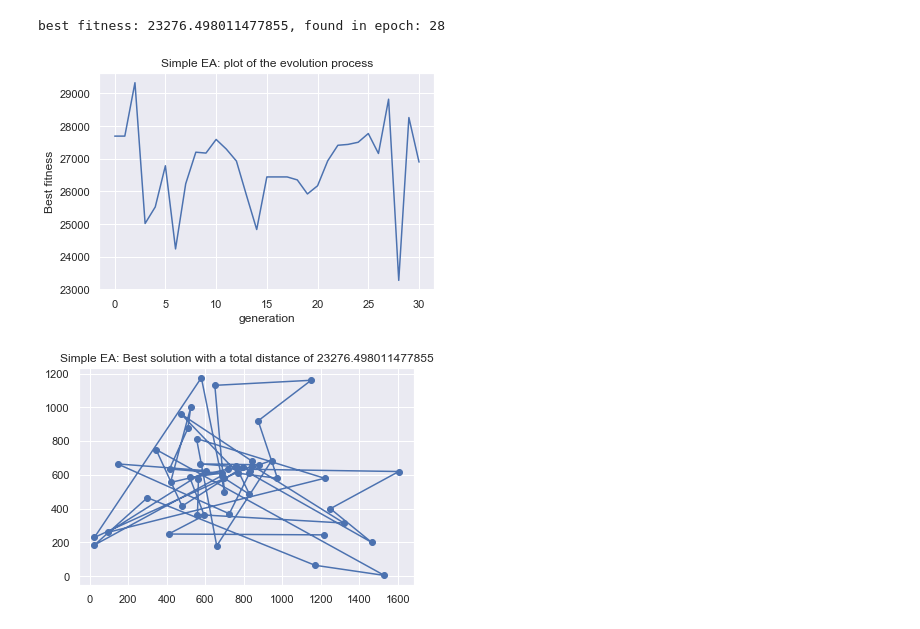
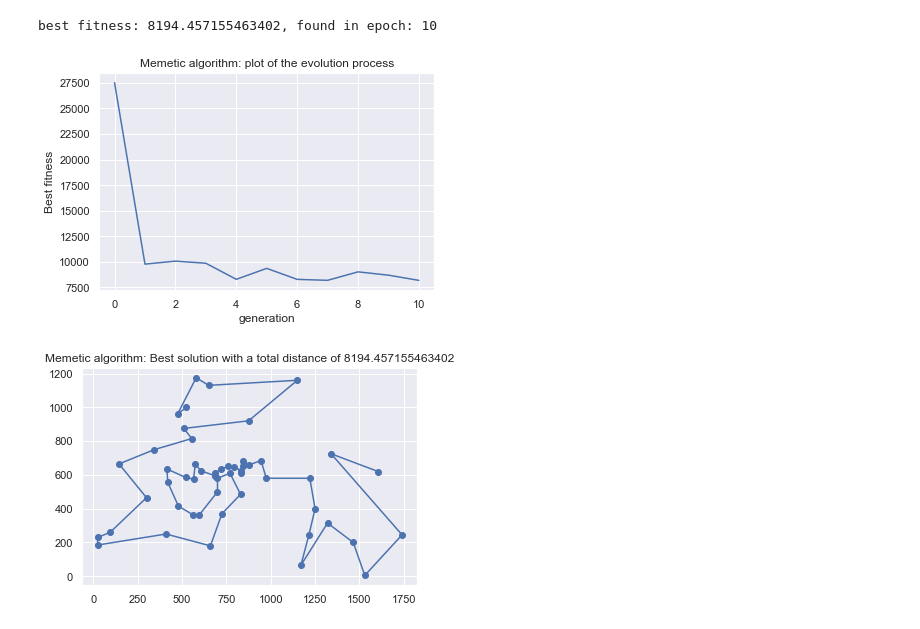
Before and after one commit to kaspardaemen/Natural-Computing, a Jupyter notebook: Exercise 6.ipynb, the cells around one changed output. Cells and saved outputs as stored; diff of their text form; code cells hidden in the pictures.

```diff
--- a/Exercise 6.ipynb
+++ b/Exercise 6.ipynb
@@ -234,9 +238,8 @@ simple_EA = GA(data, ind_size=50, n_iterations = 30, mutation_prob=0.8, pop_size
 # %%
-memetic_algorithm = GA(data, ind_size=50, n_iterations = 10, mutation_prob=0.8, pop_size=100, crossover_prob=0.8, memetic = True)
+memetic_algorithm = GA(data, n_iterations = 10, mutation_prob=0.8, pop_size=100, crossover_prob=0.8, memetic = True)
+memetic_algorithm.run()
+memetic_algorithm.plot_results()
+# %% [output]
+best fitness: 8194.457155463402, found in epoch: 10
+[figure, added]
+[figure, added]
-# %%
-simple_EA.run()
-simple_EA.plot_results()
-# %% [output]
-best fitness: 23276.498011477855, found in epoch: 28
-[figure, removed]
-[figure, removed]
```
Also changed, not shown: parts of 7 cells of this notebook.
